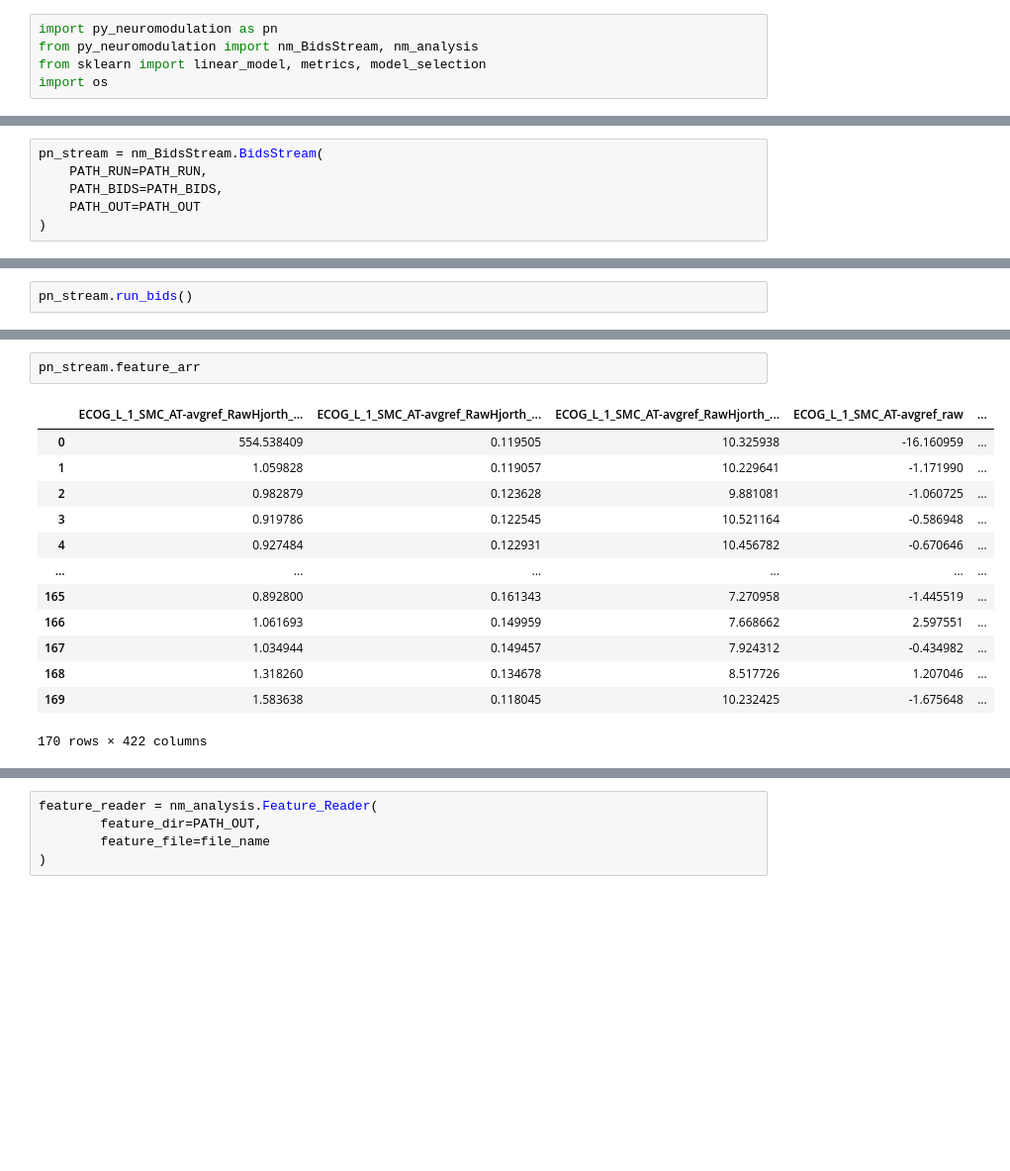
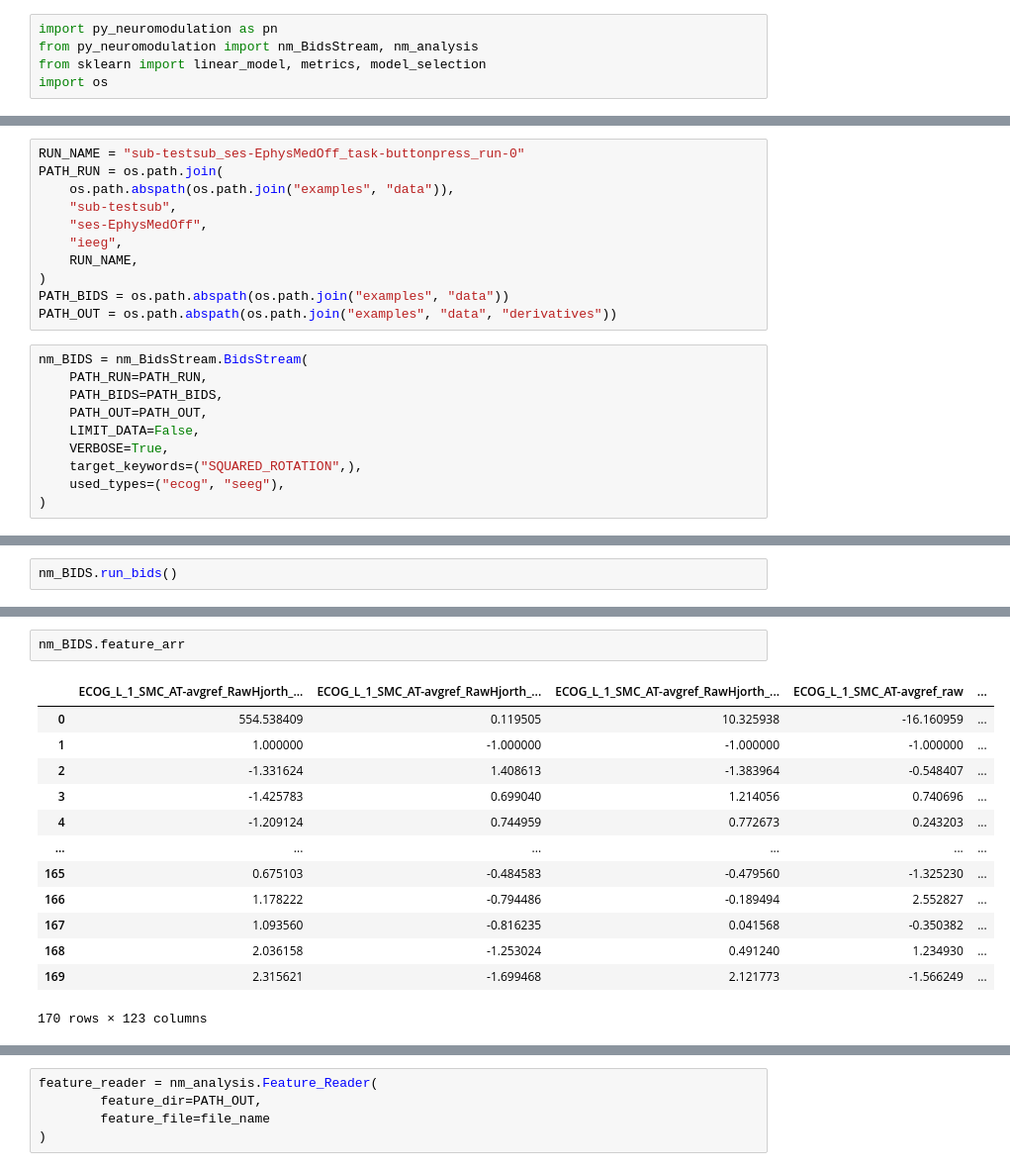
Before and after one commit to neuromodulation/py_neuromodulation, a Jupyter notebook: example_BIDS.ipynb, the cells around one changed output, grey strips where cells are left out. Shown: that part at 99% size. Drawn from its saved outputs; the diff is of its cells as text; blank space fills up the shorter version.

```diff
--- a/example_BIDS.ipynb
+++ b/example_BIDS.ipynb
@@ -19,7 +6,22 @@ PATH_OUT = os.path.join(
+# %%
+RUN_NAME = "sub-testsub_ses-EphysMedOff_task-buttonpress_run-0"
+PATH_RUN = os.path.join(
+    os.path.abspath(os.path.join("examples", "data")),
+    "sub-testsub",
+    "ses-EphysMedOff",
+    "ieeg",
+    RUN_NAME,
+)
+PATH_BIDS = os.path.abspath(os.path.join("examples", "data"))
+PATH_OUT = os.path.abspath(os.path.join("examples", "data", "derivatives"))
 # %%
-pn_stream = nm_BidsStream.BidsStream(
+nm_BIDS = nm_BidsStream.BidsStream(
     PATH_RUN=PATH_RUN,
     PATH_BIDS=PATH_BIDS,
-    PATH_OUT=PATH_OUT
+    PATH_OUT=PATH_OUT,
+    LIMIT_DATA=False,
+    VERBOSE=True,
+    target_keywords=("SQUARED_ROTATION",),
+    used_types=("ecog", "seeg"),
 )
 # %% [output]
@@ -74,5 +76,5 @@ pn_stream.settings
 # %%
-pn_stream.run_bids()
+nm_BIDS.run_bids()
 # %% [output]
 No Error occurred when testing the settings.
 No data specified. Sanity checks related to the length of the signal relative to the filter order will be skipped.
@@ -94,17 +96,17 @@ nm_channels.csv saved to c:\Users\ICN_admin\Documents\py_neuromodulation\py_neur
 # %%
-pn_stream.feature_arr
+nm_BIDS.feature_arr
 # %% [output]
 |  | ECOG_L_1_SMC_AT-avgref_RawHjorth_... | ECOG_L_1_SMC_AT-avgref_RawHjorth_... | ECOG_L_1_SMC_AT-avgref_RawHjorth_... | ECOG_L_1_SMC_AT-avgref_raw | ... |
 | 0 | 554.538409 | 0.119505 | 10.325938 | -16.160959 | ... |
-| 1 | 1.059828 | 0.119057 | 10.229641 | -1.171990 | ... |
-| 2 | 0.982879 | 0.123628 | 9.881081 | -1.060725 | ... |
-| 3 | 0.919786 | 0.122545 | 10.521164 | -0.586948 | ... |
-| 4 | 0.927484 | 0.122931 | 10.456782 | -0.670646 | ... |
+| 1 | 1.000000 | -1.000000 | -1.000000 | -1.000000 | ... |
+| 2 | -1.331624 | 1.408613 | -1.383964 | -0.548407 | ... |
+| 3 | -1.425783 | 0.699040 | 1.214056 | 0.740696 | ... |
+| 4 | -1.209124 | 0.744959 | 0.772673 | 0.243203 | ... |
 | ... | ... | ... | ... | ... | ... |
-| 165 | 0.892800 | 0.161343 | 7.270958 | -1.445519 | ... |
-| 166 | 1.061693 | 0.149959 | 7.668662 | 2.597551 | ... |
-| 167 | 1.034944 | 0.149457 | 7.924312 | -0.434982 | ... |
-| 168 | 1.318260 | 0.134678 | 8.517726 | 1.207046 | ... |
-| 169 | 1.583638 | 0.118045 | 10.232425 | -1.675648 | ... |
+| 165 | 0.675103 | -0.484583 | -0.479560 | -1.325230 | ... |
+| 166 | 1.178222 | -0.794486 | -0.189494 | 2.552827 | ... |
+| 167 | 1.093560 | -0.816235 | 0.041568 | -0.350382 | ... |
+| 168 | 2.036158 | -1.253024 | 0.491240 | 1.234930 | ... |
+| 169 | 2.315621 | -1.699468 | 2.121773 | -1.566249 | ... |
-170 rows × 422 columns
+170 rows × 123 columns
 # %%
```
Also changed, not shown: parts of 13 cells of this notebook, 15 other files.
